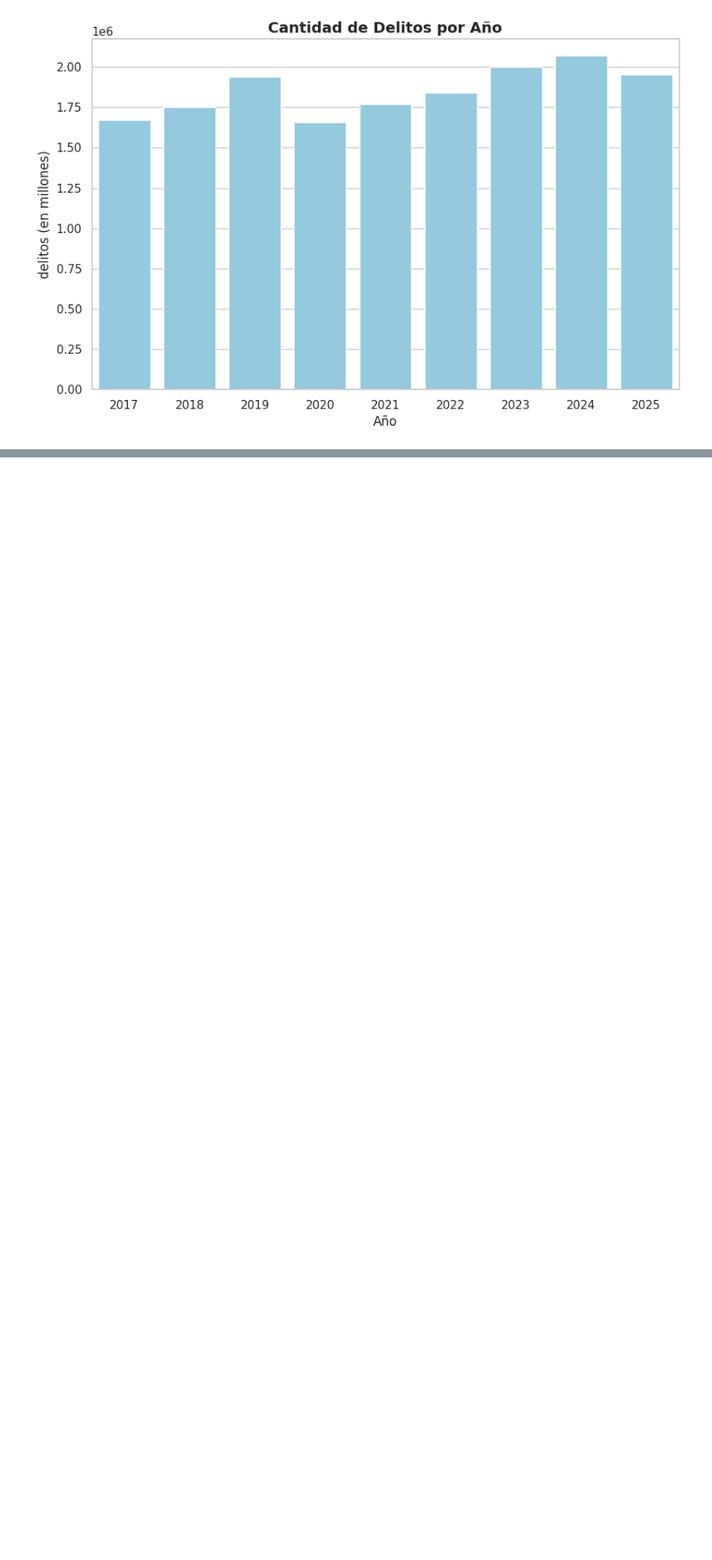
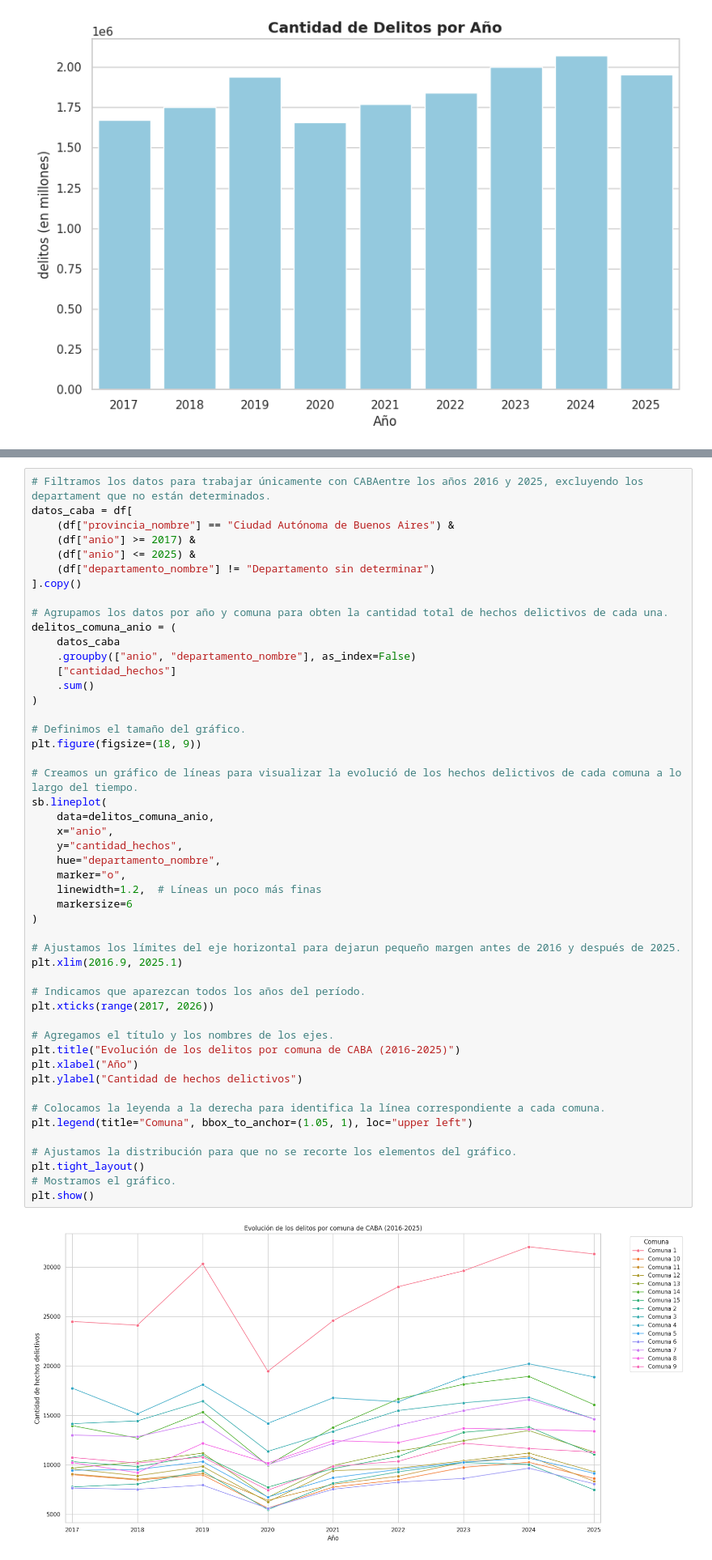
Before and after one commit to bauhaushm/TP-Delito_en_AMBA, a Jupyter notebook: TP_Delito.ipynb, the cells around one changed output, grey strips where cells are left out. Shown at 81% size. Saved outputs shown, nothing was run; the diff lists cells and outputs as text; blank space fills up the shorter version.

```diff
--- a/TP_Delito.ipynb
+++ b/TP_Delito.ipynb
@@ -165,0 +204,51 @@ plt.show()
+# %%
+# Filtramos los datos para trabajar únicamente con CABAentre los años 2016 y 2025, excluyendo los departament que no están determinados.
+datos_caba = df[
+    (df["provincia_nombre"] == "Ciudad Autónoma de Buenos Aires") &
+    (df["anio"] >= 2017) &
+    (df["anio"] <= 2025) &
+    (df["departamento_nombre"] != "Departamento sin determinar")
+].copy()
+
+# Agrupamos los datos por año y comuna para obten la cantidad total de hechos delictivos de cada una.
+delitos_comuna_anio = (
+    datos_caba
+    .groupby(["anio", "departamento_nombre"], as_index=False)
+    ["cantidad_hechos"]
+    .sum()
+)
+
+# Definimos el tamaño del gráfico.
+plt.figure(figsize=(18, 9))
+
+# Creamos un gráfico de líneas para visualizar la evolució de los hechos delictivos de cada comuna a lo largo del tiempo.
+sb.lineplot(
+    data=delitos_comuna_anio,
+    x="anio",
+    y="cantidad_hechos",
+    hue="departamento_nombre",
+    marker="o",
+    linewidth=1.2,  # Líneas un poco más finas
+    markersize=6
+)
+
+# Ajustamos los límites del eje horizontal para dejarun pequeño margen antes de 2016 y después de 2025.
+plt.xlim(2016.9, 2025.1)
+
+# Indicamos que aparezcan todos los años del período.
+plt.xticks(range(2017, 2026))
+
+# Agregamos el título y los nombres de los ejes.
+plt.title("Evolución de los delitos por comuna de CABA (2016-2025)")
+plt.xlabel("Año")
+plt.ylabel("Cantidad de hechos delictivos")
+
+# Colocamos la leyenda a la derecha para identifica la línea correspondiente a cada comuna.
+plt.legend(title="Comuna", bbox_to_anchor=(1.05, 1), loc="upper left")
+
+# Ajustamos la distribución para que no se recorte los elementos del gráfico.
+plt.tight_layout()
+# Mostramos el gráfico.
+plt.show()
+# %% [output]
+[figure, added]
```
Also changed, not shown: parts of 4 cells of this notebook.
